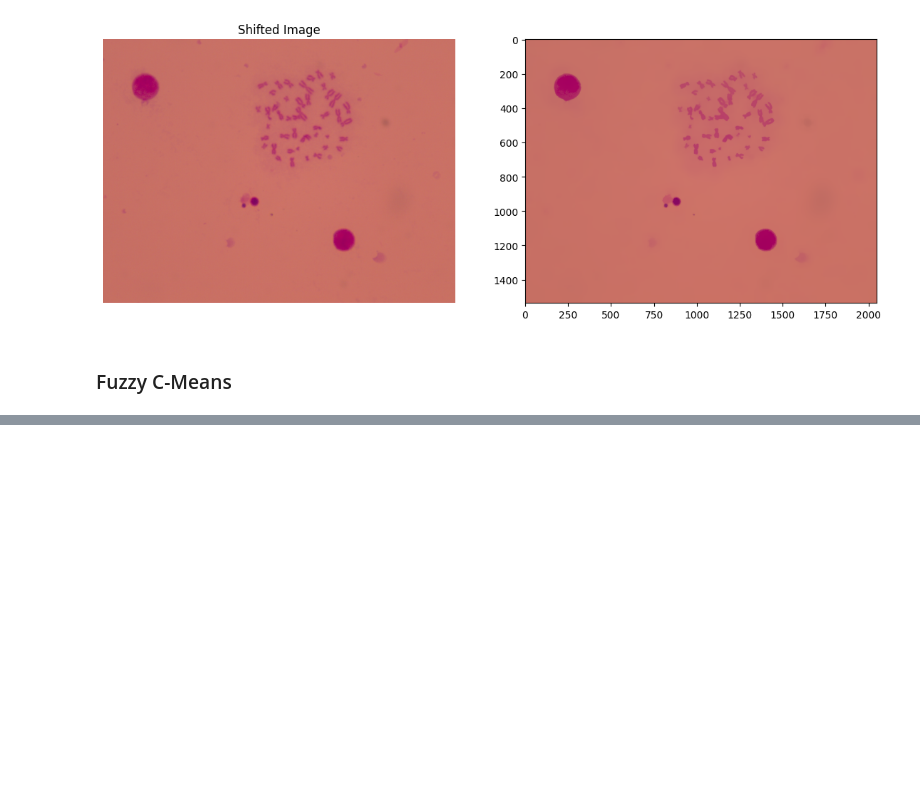
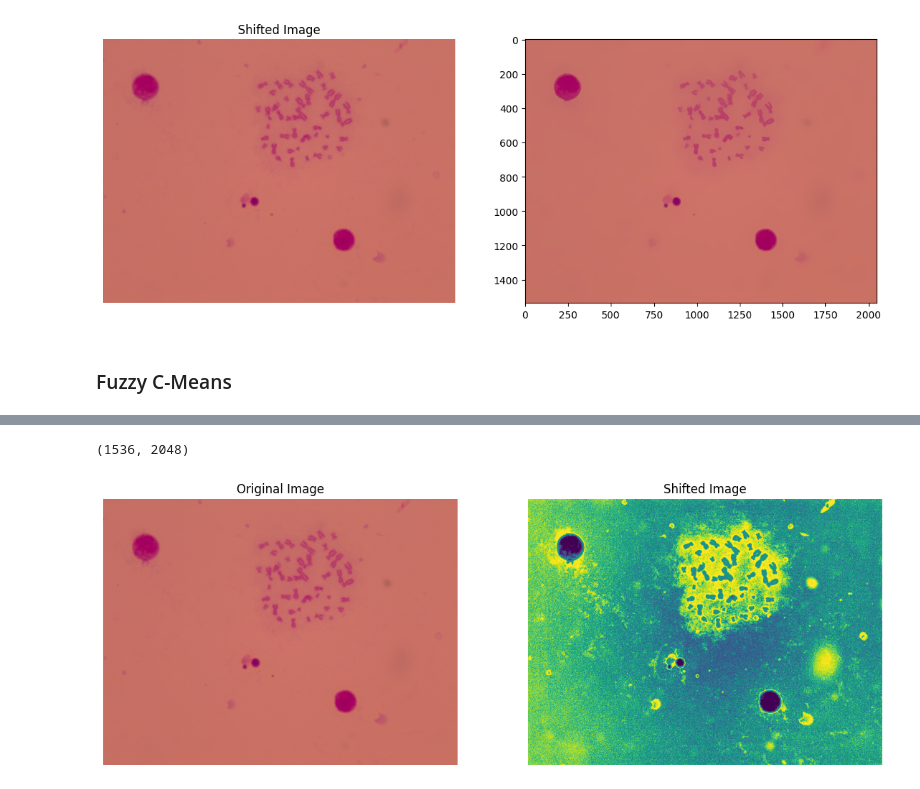
Before and after one commit to HyanBatista/chromosome-counter, a Jupyter notebook: notebooks/segmentation.ipynb, the cells around one changed output, grey strips where cells are left out. Saved outputs shown, nothing was run; the diff lists cells and outputs as text; code cells hidden in the pictures; blank space fills up the shorter version.

```diff
--- a/notebooks/segmentation.ipynb
+++ b/notebooks/segmentation.ipynb
@@ -92 +75,29 @@ Iteration 33 : cost = 1.935026
 [figure]
+# %%
+result.shape
+# %% [output]
+(1536, 2048)
+# %%
+import skfuzzy as fuzz
+
+image: np.ndarray = cv.imread(IMAGE)
+data = image.reshape((-1, 3))
+c = 5  # Number of clusters
+m = 2  # Fuzziness coefficient
+max_iter = 100  # Maximum number of iterations
+cntr, u, u0, d, jm, p, fpc = fuzz.cluster.cmeans(
+    data.T, c, m, error=0.005, maxiter=max_iter, init=None)
+cluster_membership = np.argmax(u, axis=0)
+# %%
+segmented_image = cluster_membership.reshape((image.shape[0], image.shape[1]))
+
+fig, axes = plt.subplots(1, 2, figsize=(14, 8))
+axes = axes.ravel()
+axes[0].imshow(cv.cvtColor(original_image, cv.COLOR_BGR2RGB))
+axes[0].set_title('Original Image')
+axes[0].set_axis_off()
+axes[1].imshow(segmented_image, cmap='viridis')
+axes[1].set_title('Shifted Image')
+axes[1].set_axis_off()
+# %% [output]
+[figure, added]
```
Also changed, not shown: parts of 2 cells of this notebook, 9 other files.
